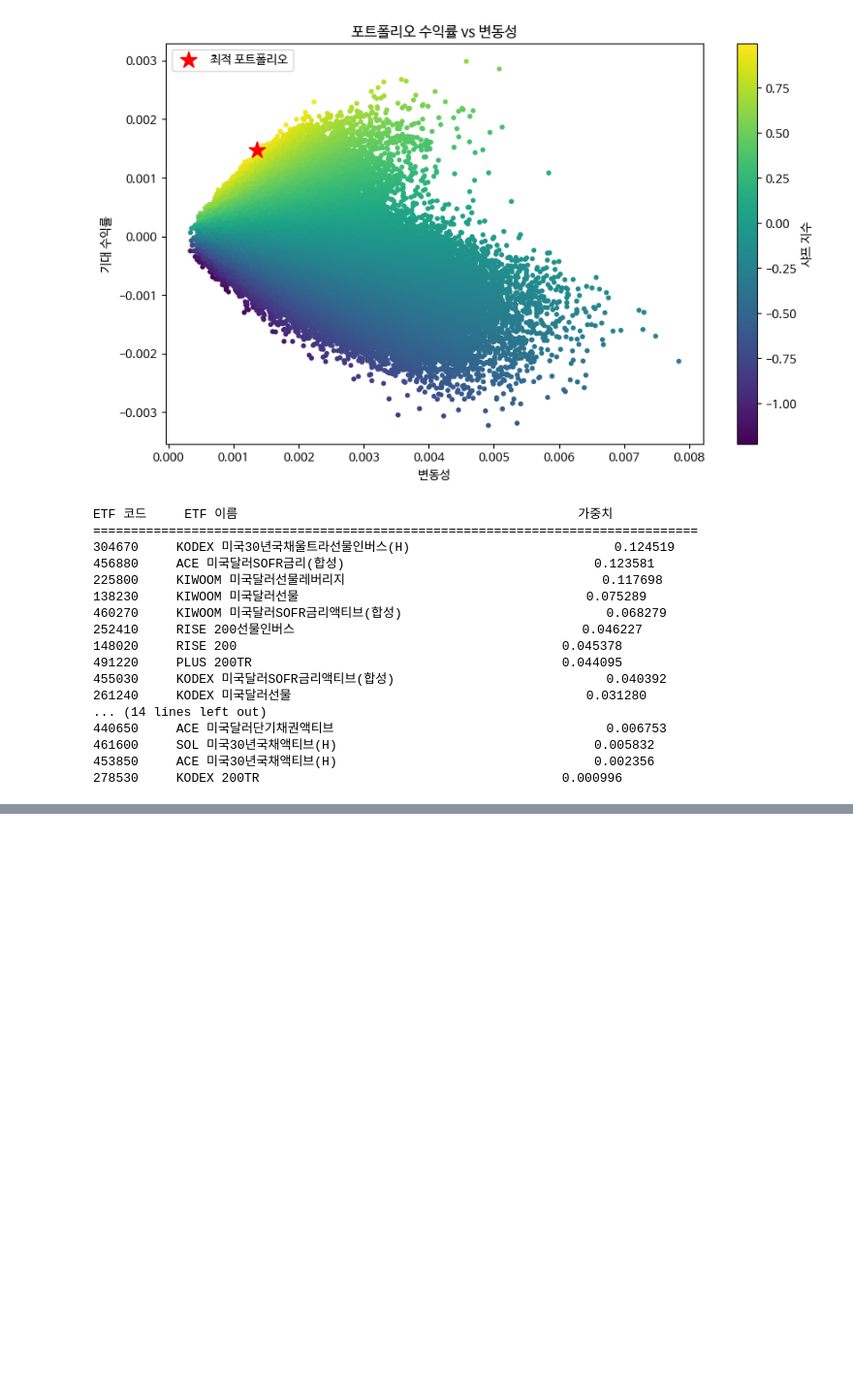
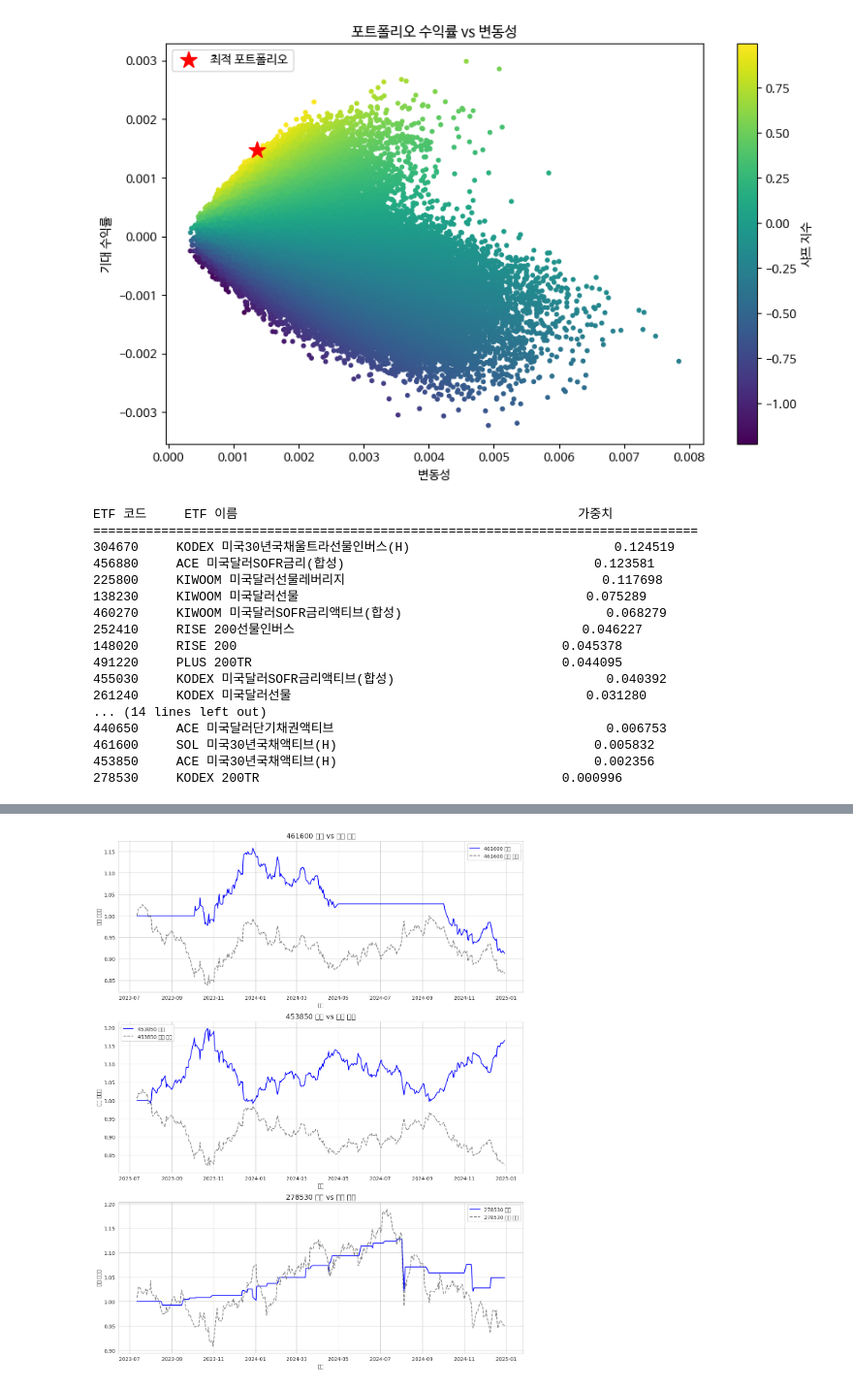
Before and after one commit to jihun-shim/study_pandas, a Jupyter notebook: quests/Portfolios.ipynb, the cells around one changed output, grey strips where cells are left out. Shown at 97% size. Drawn from its saved outputs; the diff is of its cells as text; code cells hidden in the pictures; blank space fills up the shorter version.

```diff
--- a/quests/Portfolios.ipynb
+++ b/quests/Portfolios.ipynb
@@ -256,0 +329,72 @@ ETF 코드     ETF 이름                                             가중치
+# %%
+# 설정: ETF 리스트 및 날짜
+etf_list = ['461600', '453850', '278530']  # 가중치가 가장 낮은 3개 ETF
+start_date = '20220101'
+end_date = '20241231'
+
+# 데이터 가져오기
+df_etf = pd.DataFrame()
+for etf in etf_list:
+    df_etf[etf] = stock.get_etf_ohlcv_by_date(start_date, end_date, etf)['종가']
+
+df_etf = df_etf.dropna()
+
+# 로그 수익률 계산
+df_returns = np.log(df_etf / df_etf.shift(1))
+
+def rsi(df, window=14):
+    delta = df.diff(1)
+    gain = (delta.where(delta > 0, 0)).rolling(window=window).mean()
+    loss = (-delta.where(delta < 0, 0)).rolling(window=window).mean()
+    rs = gain / loss
+    return 100 - (100 / (1 + rs))
+
+def bollinger_bands(df, window=20):
+    sma = df.rolling(window=window).mean()
+    std = df.rolling(window=window).std()
+    upper_band = sma + (std * 2)
+    lower_band = sma - (std * 2)
+    return upper_band, lower_band
+
+# 전략 적용: 각 ETF에 대해 개별 전략
+signals = pd.DataFrame(index=df_etf.index)
+
+# 461600: 할로윈 전략 (10월~4월 매수, 나머지 매도)
+# 이유: 장기 채권 관련 ETF는 계절성 효과가 존재할 가능성이 있어 할로윈 전략 적용
+signals['461600'] = df_etf.index.month.isin([10, 11, 12, 1, 2, 3, 4]).astype(int)
+
+# 453850: RSI 전략 (RSI<30 매수, RSI>70 매도)
+# 이유: 미국 30년 국채 ETF는 과매도 시 반등 가능성이 크므로 RSI 전략 적용
+rsi_453850 = rsi(df_etf['453850'])
+signals['453850'] = np.where(rsi_453850 < 30, 1, np.where(rsi_453850 > 70, -1, 0))
+
+# 278530: 볼린저 밴드 전략 (하단선 매수, 상단선 매도)
+# 이유: KODEX 200TR은 변동성이 존재하므로 볼린저 밴드를 활용한 전략 적용
+upper, lower = bollinger_bands(df_etf['278530'])
+signals['278530'] = np.where(df_etf['278530'] < lower, 1, np.where(df_etf['278530'] > upper, -1, 0))
+
+# 비교 대조군: 단순 보유 전략
+buy_and_hold_returns = (1 + df_returns).cumprod()
+
+# 전략별 수익률 계산
+strategy_returns = signals.shift(1) * df_returns
+cumulative_returns = (1 + strategy_returns).cumprod()
+
+# 결과 시각화
+sns.set_style("whitegrid")
+fig, axes = plt.subplots(3, 1, figsize=(12, 15))
+
+for i, etf in enumerate(etf_list):
+    ax = axes[i]
+    ax.plot(cumulative_returns[etf], label=f'{etf} 전략', color='blue')
+    ax.plot(buy_and_hold_returns[etf], linestyle='dashed', label=f'{etf} 단순 보유', color='gray')
+    ax.set_title(f'{etf} 전략 vs 단순 보유', fontsize=14)
+    ax.set_xlabel('날짜')
+    ax.set_ylabel('누적 수익률')
+    ax.legend()
+    ax.grid(True)
+
+plt.tight_layout()
+plt.show()
+# %% [output]
+[figure, added]
```
Also changed, not shown: parts of 2 cells of this notebook.
